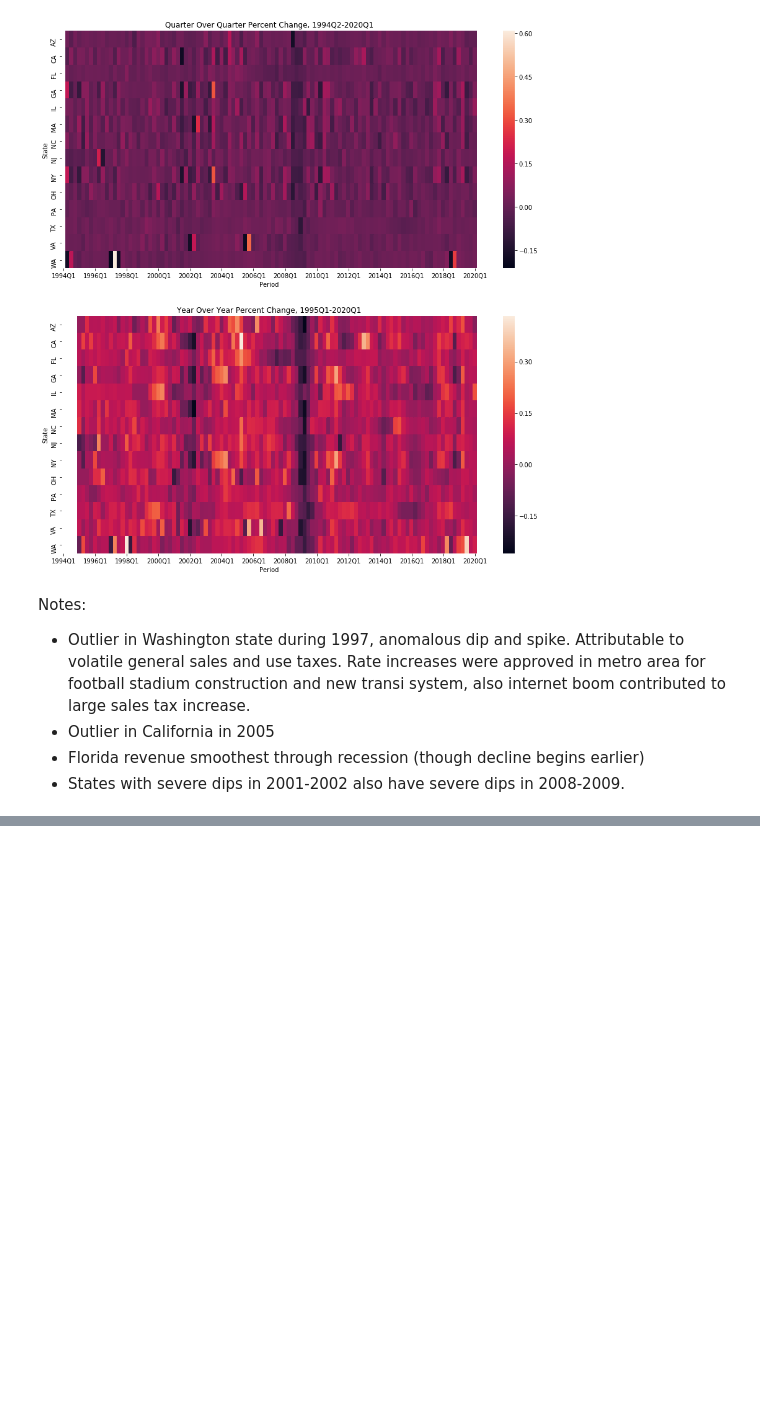
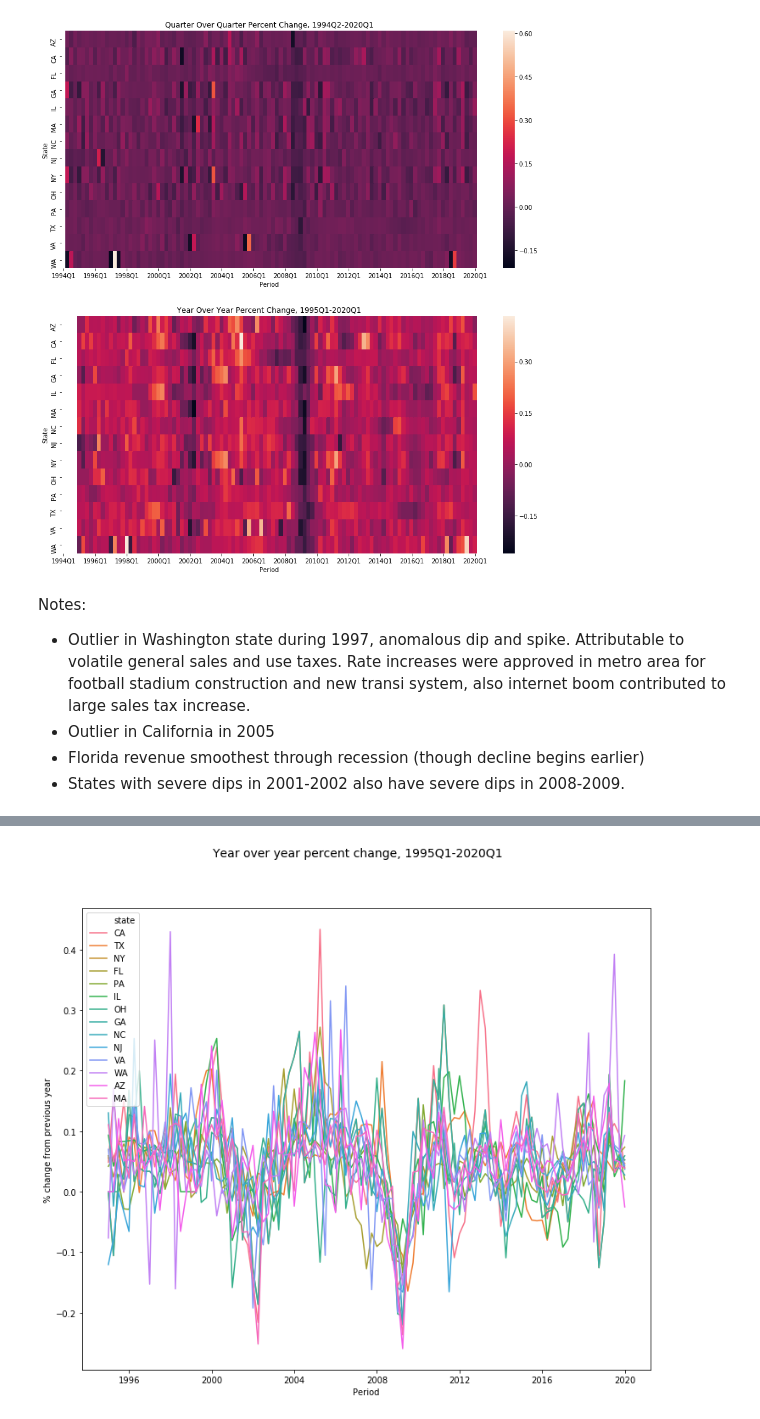
Before and after one commit to rcstein/qtax, a Jupyter notebook: QTax Data Analysis.ipynb, the cells around one changed output, grey strips where cells are left out. Cells and saved outputs as stored; diff of their text form; code cells hidden in the pictures; blank space fills up the shorter version.

```diff
--- a/QTax Data Analysis.ipynb
+++ b/QTax Data Analysis.ipynb
@@ -324,0 +329,10 @@ sns.lineplot(x = "time", y = "adjusted", data = top_15_total, hue = "state")
+# %%
+fig, ax = plt.subplots(figsize=(12,10))
+sns.lineplot(x = "time", y = "y_pct_change", data = top_15_total, hue = "state")
+ax.set_xlabel("Period")
+ax.set_ylabel("% change from previous year")
+ax.legend(loc=2)
+fig.suptitle("Year over year percent change, 1995Q1-2020Q1",fontsize=14)
+plt.show()
+# %% [output]
+[figure, added]
```
Also changed, not shown: parts of 4 cells of this notebook, 3 other files.
